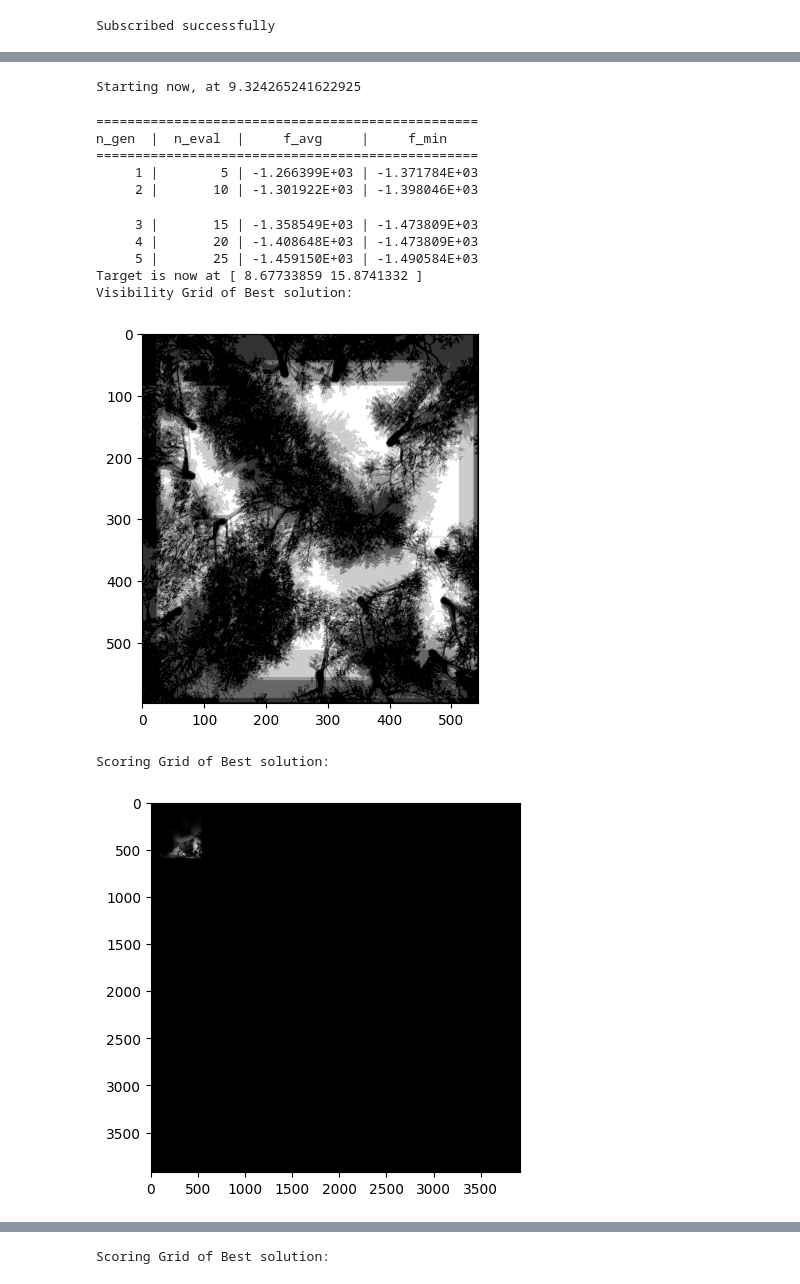
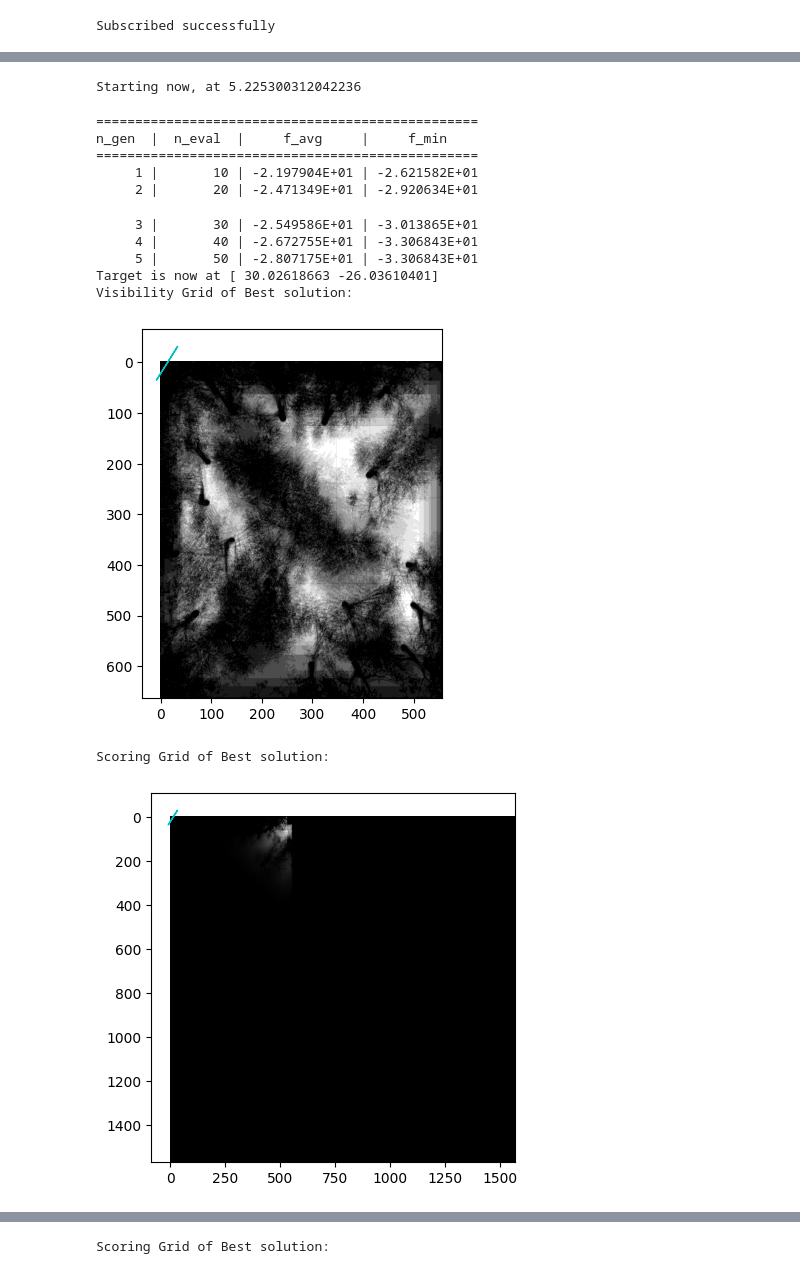
Before and after one commit to FDahlke/gazebo_sim, a Jupyter notebook: apptainer/temporaryNotebook.ipynb, the cells around one changed output, grey strips where cells are left out. Cells and saved outputs as stored; diff of their text form; code cells hidden in the pictures.

```diff
--- a/apptainer/temporaryNotebook.ipynb
+++ b/apptainer/temporaryNotebook.ipynb
@@ -15,12 +15,12 @@ showDiagrams = True
 parser = argparse.ArgumentParser(description="Example script with argparse")
 
 parser.add_argument('--outputFile', type=str,default='../data/logs/defaultLogfile', help='Path where the output should be stored')
-parser.add_argument('--numDrones', type=int, default=5, help='Number of Drones used')
+parser.add_argument('--numDrones', type=int, default=10, help='Number of Drones used')
 
-parser.add_argument('--popSize', type=int, default=5, help='Population Size of each Generation')
+parser.add_argument('--popSize', type=int, default=10, help='Population Size of each Generation')
 parser.add_argument('--numGenerations', type=int, default=5, help='Number of Generations')
 parser.add_argument('--worldFile', type=str, default='world100Forest', help='name of the world file without sdf')
-parser.add_argument('--maxRuns', type=int, default=10, help='maximum number of runs')
+parser.add_argument('--maxRuns', type=int, default=20, help='maximum number of runs')
 parser.add_argument('--movementType', type=int, default=1, help='0: Static \n1: Line \n2: random')
 
 args, unknown = parser.parse_known_args()
@@ -36,9 +36,7 @@ showDiagrams = False
 # %%
 NUM_DRONES = args.numDrones
 
-AREA_SIZE_X = 250
-AREA_SIZE_Y = 250
-GRID_SIZE = 250       # Size of the Forest
+GRID_SIZE = 100       # Size of the Forest
 
 CAMERA_FOV_DEGREE = 50
 IMAGE_SIZE = 512 #How many Scanning points each image has per Row (Images are 512x512)
@@ -145,7 +143,7 @@ def distance(a, b):
 
 
 # minimum distance from initial target position, maximum range
-def generate_goal_coordinate(Target_Position, min_distance=50, boundary=(-40, 40)):
+def generate_goal_coordinate(Target_Position, min_distance=70, boundary=(-40, 40)):
     while True:
         # Generate random x and y within the boundary [-40, 40]
         new_x = random.uniform(boundary[0], boundary[1])
@@ -179,9 +177,10 @@ def generate_random_coordinate():
             return np.array([x, y])
 
 Target_Position = generate_random_coordinate()
+
 Last_Known_Position = Target_Position
 print(f"Target is at position {Target_Position}")
-
+initial_Target = Target_Position
 
 goal_position,movement_vector = generate_goal_coordinate(Target_Position)
 
@@ -481,6 +487,8 @@ dronePath= []
 #dronePath = np.array([])
 targetDetections = []
 
+
+firstDetection = False
 while runNumber<maxRuns:
     if  time.time()-start> 72000 or finished:
         print("Time limit reached, stopping")
@@ -517,12 +525,17 @@ while runNumber<maxRuns:
     best_F = best.get("F")
     #print(f"Score: {best_F} and aux: {best_aux} test")
     #print(f"Waypoints: {waypoints}")
+
+    #if the target was seen
     if best_aux:
+        firstDetection=True
         print("Target Seen!\nUpdating target Position and resetting Sigma")
         sigma = 14
         Last_Known_Position= Target_Position
 
-        targetDetections.append([runNumber, 0])
+        targetDetections.append(1)
+    elif firstDetection:
+        targetDetections.append(0)
 
     prob_density,x,y = getProbabilityGrid(Last_Known_Position,sigma)
     problem.prob_density = prob_density
@@ -532,50 +545,58 @@ while runNumber<maxRuns:
         best_vis = best.get("aux2")
         print(f"Visibility Grid of Best solution:")
         plt.imshow(best_vis, cmap='gray')
+        plt.arrow(initial_Target[0], initial_Target[1], goal_position[0]-initial_Target[0], goal_position[1]-initial_Target[1], length_includes_head=True,
+          head_width=0.08, head_length=0.00002, color='c')
         plt.show()
         best_scor = best.get("aux3")
         print(f"Scoring Grid of Best solution: \n\n")
         plt.imshow(best_scor, cmap='gray')
+        plt.arrow(initial_Target[0], initial_Target[1], goal_position[0]-initial_Target[0], goal_position[1]-initial_Target[1], length_includes_head=True,
+          head_width=0.08, head_length=0.00002, color='c')
         plt.show()
 
         plt.figure(figsize=(4, 3))
         plt.contourf(x, y, prob_density, levels=50, cmap='hot')
         plt.colorbar(label='Probability Density')
-        plt.scatter(Last_Known_Position[0],Last_Known_Position[1], color='blue', label='Last Known Position')
+        #line the target is moving
+        plt.arrow(initial_Target[0], initial_Target[1], goal_position[0]-initial_Target[0], goal_position[1]-initial_Target[1], length_includes_head=True,
+          head_width=0.08, head_length=0.00002, color='c')
+
+        plt.scatter(Target_Position[0],Target_Position[1], color='blue', label='Target Position')
         plt.scatter(waypoints[:, 0],waypoints[:, 1], color='green', label='Drones')
         plt.show()
     #------------------------------------------------------------------
 
     print(f"the average evaluation time per generation was {np.mean(evalTimings)} seconds")
     #print(f"the average waypointTimings was {np.mean(waypointTimings)} seconds")
     #print(f"the average overlapTimings per Solution Individual was {np.mean(overlapTimings)} seconds")
     #print(f"the average scoringTimings per Solution Individual was {np.mean(scoringTimings)} seconds")
 
 print(f"Drone Path:\n{dronePath}\n\n\n\n")
 try:
     print(f"\n\nTarget was first detected in Step {targetDetections[0]}")
-    print(f"Afterwards target was detected in {np.mean(targetDetections)}% of the following timesteps")
+    print(f"Afterwards target was detected in {np.mean(o)}% of the following timesteps")
     print("\n\n\n")
 except:
     print("Error, no target detections")
 print(f"the average evaluation time per generation was {np.mean(evalTimings)} seconds")
 print(f"the average waypointTimings was {np.mean(waypointTimings)} seconds")
 print(f"the average overlapTimings per Solution Individual was {np.mean(overlapTimings)} seconds")
 print(f"the average scoringTimings per Solution Individual was {np.mean(scoringTimings)} seconds")
 
 print(f"Total Time for {runNumber} timestep was {time.time()-start} seconds")
 # %% [output]
-Starting now, at 9.324265241622925
+Starting now, at 5.225300312042236
 =================================================
 n_gen  |  n_eval  |     f_avg     |     f_min
 =================================================
-     1 |        5 | -1.266399E+03 | -1.371784E+03
-     2 |       10 | -1.301922E+03 | -1.398046E+03
+     1 |       10 | -2.197904E+01 | -2.621582E+01
+     2 |       20 | -2.471349E+01 | -2.920634E+01
-     3 |       15 | -1.358549E+03 | -1.473809E+03
-     4 |       20 | -1.408648E+03 | -1.473809E+03
-     5 |       25 | -1.459150E+03 | -1.490584E+03
-Target is now at [ 8.67733859 15.8741332 ]
+     3 |       30 | -2.549586E+01 | -3.013865E+01
+     4 |       40 | -2.672755E+01 | -3.306843E+01
+     5 |       50 | -2.807175E+01 | -3.306843E+01
+Target is now at [ 30.02618663 -26.03610401]
 Visibility Grid of Best solution:
-[figure, old version]
+[figure, new version]
 Scoring Grid of Best solution:
-[figure, old version]
+[figure, new version]
```
Also changed, not shown: parts of 4 cells of this notebook, 1 other file.
